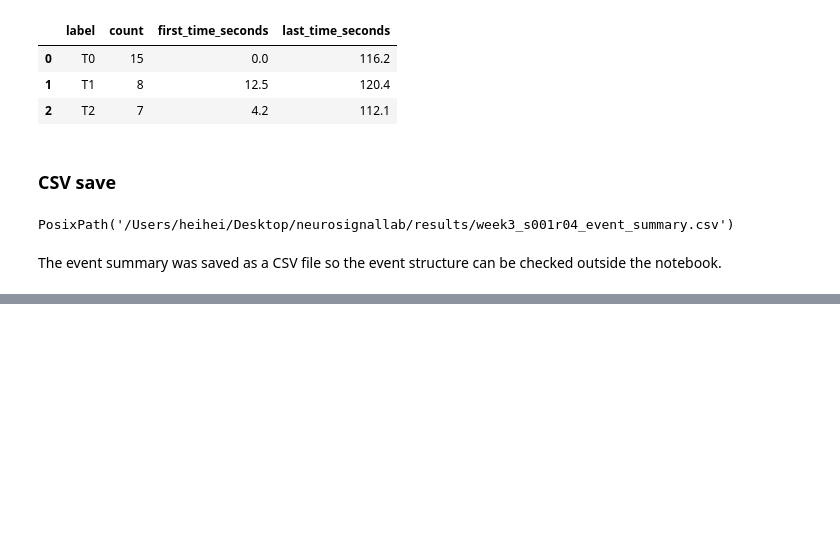
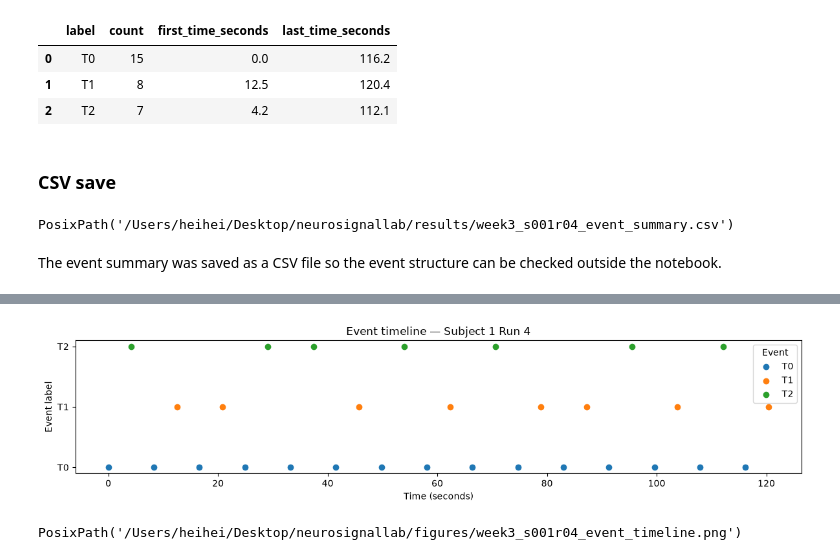
Before and after one commit to henrikchan-ops/neurosignallab, a Jupyter notebook: notebooks/01_load_verify_and_visualize_eeg.ipynb, the cells around one changed output, grey strips where cells are left out. Saved outputs shown, nothing was run; the diff lists cells and outputs as text; code cells hidden in the pictures; blank space fills up the shorter version.

```diff
--- a/notebooks/01_load_verify_and_visualize_eeg.ipynb
+++ b/notebooks/01_load_verify_and_visualize_eeg.ipynb
@@ -283,0 +413,44 @@ The event summary was saved as a CSV file so the event structure can be checked
+# %%
+label_order = ["T0", "T1", "T2"]
+
+label_to_y = {
+    "T0": 0,
+    "T1": 1,
+    "T2": 2,
+}
+
+plt.figure(figsize=(12, 3))
+
+for label in label_order:
+    is_this_label = events_df["label"] == label
+    label_events = events_df[is_this_label]
+
+    x_values = label_events["time_seconds"]
+    y_values = [label_to_y[label]] * len(label_events)
+
+    plt.scatter(
+        x_values,
+        y_values,
+        label=label
+    )
+
+plt.yticks(
+    [0, 1, 2],
+    ["T0", "T1", "T2"]
+)
+
+plt.xlabel("Time (seconds)")
+plt.ylabel("Event label")
+plt.title("Event timeline — Subject 1 Run 4")
+plt.legend(title="Event")
+plt.tight_layout()
+
+event_timeline_path = FIGURES_DIR / "week3_s001r04_event_timeline.png"
+plt.savefig(event_timeline_path, dpi=150)
+
+plt.show()
+
+event_timeline_path
+# %% [output]
+[figure, added]
+PosixPath('/Users/heihei/Desktop/neurosignallab/figures/week3_s001r04_event_timeline.png')
```
Also changed, not shown: parts of 12 cells of this notebook, 1 other file.
